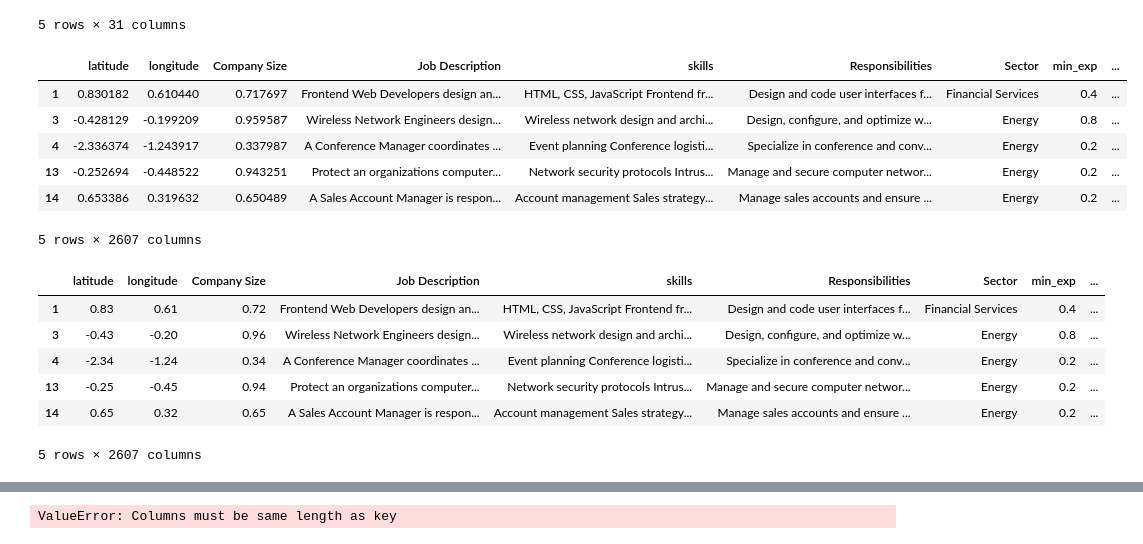
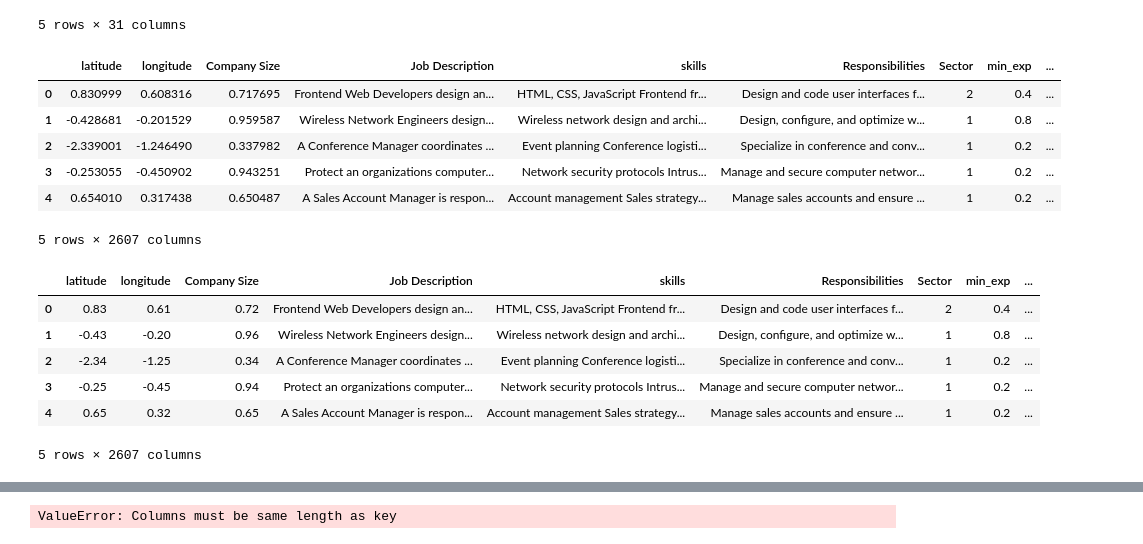
Before and after one commit to Khoulykid/Sector-Predictor, a Jupyter notebook: processing.ipynb, the cells around one changed output, grey strips where cells are left out. Drawn from its saved outputs; the diff is of its cells as text; code cells hidden in the pictures.

```diff
--- a/processing.ipynb
+++ b/processing.ipynb
@@ -5,25 +21,28 @@ from sklearn.preprocessing import LabelEncoder
 # %%
-df = pd.read_csv('job_descriptions.csv')
+df2 = pd.read_csv('job_descriptions.csv')
 # %%
-df[['Sector', 'Industry', 'City', 'State', 'Zip', 'Website', 'Ticker', 'CEO']] = df['Company Profile'].str.extract(
+df2[['Sector', 'Industry', 'City', 'State', 'Zip', 'Website', 'Ticker', 'CEO']] = df2['Company Profile'].str.extract(
     r'"Sector":"([^"]+)".*?"Industry":"([^"]+)".*?"City":"([^"]+)".*?"State":"([^"]+)".*?"Zip":"([^"]+)".*?"Website":"([^"]+)".*?"Ticker":"([^"]+)".*?"CEO":"([^"]+)"'
 )
-df.drop('Company Profile', axis=1, inplace=True)
-df.dropna(inplace=True)
-df.drop('Job Id', axis=1, inplace=True)
+df2.drop('Company Profile', axis=1, inplace=True)
+df2.dropna(inplace=True)
+df2.drop('Job Id', axis=1, inplace=True)
 # Drop rows with any null or empty values
-df.dropna(inplace=True)
+df2.dropna(inplace=True)
 
 # Get the top 10 sectors by count
-top_10_sectors = df['Sector'].value_counts().nlargest(7).index
+top_10_sectors = df2['Sector'].value_counts().nlargest(7).index
 
 # Drop rows that do not have a sector in the top 10 sectors
-df = df[df['Sector'].isin(top_10_sectors)]
+df2 = df2[df2['Sector'].isin(top_10_sectors)]
 
 label_encoder = LabelEncoder()
 
 # Fit and transform the 'Sector' column
-df['Sector'] = label_encoder.fit_transform(df['Sector'])
+df2['Sector'] = label_encoder.fit_transform(df2['Sector'])
+
+df = df2.iloc[:len(df2)//2].copy()
+del df2
 df.head()
 # %% [output]
 |  | Experience | Qualifications | Salary Range | location | Country | latitude | longitude | Work Type | ... |
@@ -104,33 +123,37 @@ df.drop('Job Portal', axis=1, inplace=True)
 # %%
 from sklearn.preprocessing import OneHotEncoder
 
 # Specify the columns to be one-hot encoded
 columns_to_encode = ['Qualifications', 'location', 'Country', 'Work Type', 'Preference', 'Job Title', 'Role', 'Company', 'Industry', 'City', 'State', 'Zip', 'Website', 'Ticker', 'CEO']
 
 # Initialize the OneHotEncoder
-encoder = OneHotEncoder(sparse_output=True, drop='first')
+encoder = OneHotEncoder(sparse_output=False, drop='first')
 
 # Fit and transform the specified columns
 encoded_columns = encoder.fit_transform(df[columns_to_encode])
 
-# Convert the sparse matrix to a DataFrame with the encoded columns
-encoded_df = pd.DataFrame.sparse.from_spmatrix(encoded_columns, columns=encoder.get_feature_names_out(columns_to_encode))
+# Create a DataFrame with the encoded columns
+encoded_df = pd.DataFrame(encoded_columns, columns=encoder.get_feature_names_out(columns_to_encode))
+
+# Reset index to align properly before concatenation
+df.reset_index(drop=True, inplace=True)
+encoded_df.reset_index(drop=True, inplace=True)
 
 # Concatenate the new DataFrame with the original df
 df = pd.concat([df, encoded_df], axis=1)
-del encoded_df
+del encoded_columns, encoded_df
 
 # Drop the original columns that were encoded
 df.drop(columns_to_encode, axis=1, inplace=True)
 
 df.head()
 # %% [output]
 |  | latitude | longitude | Company Size | Job Description | skills | Responsibilities | Sector | min_exp | ... |
-| 1 | 0.830182 | 0.610440 | 0.717697 | Frontend Web Developers design an... | HTML, CSS, JavaScript Frontend fr... | Design and code user interfaces f... | Financial Services | 0.4 | ... |
-| 3 | -0.428129 | -0.199209 | 0.959587 | Wireless Network Engineers design... | Wireless network design and archi... | Design, configure, and optimize w... | Energy | 0.8 | ... |
-| 4 | -2.336374 | -1.243917 | 0.337987 | A Conference Manager coordinates ... | Event planning Conference logisti... | Specialize in conference and conv... | Energy | 0.2 | ... |
-| 13 | -0.252694 | -0.448522 | 0.943251 | Protect an organizations computer... | Network security protocols Intrus... | Manage and secure computer networ... | Energy | 0.2 | ... |
-| 14 | 0.653386 | 0.319632 | 0.650489 | A Sales Account Manager is respon... | Account management Sales strategy... | Manage sales accounts and ensure ... | Energy | 0.2 | ... |
+| 0 | 0.830999 | 0.608316 | 0.717695 | Frontend Web Developers design an... | HTML, CSS, JavaScript Frontend fr... | Design and code user interfaces f... | 2 | 0.4 | ... |
+| 1 | -0.428681 | -0.201529 | 0.959587 | Wireless Network Engineers design... | Wireless network design and archi... | Design, configure, and optimize w... | 1 | 0.8 | ... |
+| 2 | -2.339001 | -1.246490 | 0.337982 | A Conference Manager coordinates ... | Event planning Conference logisti... | Specialize in conference and conv... | 1 | 0.2 | ... |
+| 3 | -0.253055 | -0.450902 | 0.943251 | Protect an organizations computer... | Network security protocols Intrus... | Manage and secure computer networ... | 1 | 0.2 | ... |
+| 4 | 0.654010 | 0.317438 | 0.650487 | A Sales Account Manager is respon... | Account management Sales strategy... | Manage sales accounts and ensure ... | 1 | 0.2 | ... |
 5 rows × 2607 columns
 # %%
 df['latitude'] = df['latitude'].round(2)
@@ -144,11 +167,11 @@ df['Company Size'] = df['Company Size'].round(2)
 df.head()
 # %% [output]
 |  | latitude | longitude | Company Size | Job Description | skills | Responsibilities | Sector | min_exp | ... |
-| 1 | 0.83 | 0.61 | 0.72 | Frontend Web Developers design an... | HTML, CSS, JavaScript Frontend fr... | Design and code user interfaces f... | Financial Services | 0.4 | ... |
-| 3 | -0.43 | -0.20 | 0.96 | Wireless Network Engineers design... | Wireless network design and archi... | Design, configure, and optimize w... | Energy | 0.8 | ... |
-| 4 | -2.34 | -1.24 | 0.34 | A Conference Manager coordinates ... | Event planning Conference logisti... | Specialize in conference and conv... | Energy | 0.2 | ... |
-| 13 | -0.25 | -0.45 | 0.94 | Protect an organizations computer... | Network security protocols Intrus... | Manage and secure computer networ... | Energy | 0.2 | ... |
-| 14 | 0.65 | 0.32 | 0.65 | A Sales Account Manager is respon... | Account management Sales strategy... | Manage sales accounts and ensure ... | Energy | 0.2 | ... |
+| 0 | 0.83 | 0.61 | 0.72 | Frontend Web Developers design an... | HTML, CSS, JavaScript Frontend fr... | Design and code user interfaces f... | 2 | 0.4 | ... |
+| 1 | -0.43 | -0.20 | 0.96 | Wireless Network Engineers design... | Wireless network design and archi... | Design, configure, and optimize w... | 1 | 0.8 | ... |
+| 2 | -2.34 | -1.25 | 0.34 | A Conference Manager coordinates ... | Event planning Conference logisti... | Specialize in conference and conv... | 1 | 0.2 | ... |
+| 3 | -0.25 | -0.45 | 0.94 | Protect an organizations computer... | Network security protocols Intrus... | Manage and secure computer networ... | 1 | 0.2 | ... |
+| 4 | 0.65 | 0.32 | 0.65 | A Sales Account Manager is respon... | Account management Sales strategy... | Manage sales accounts and ensure ... | 1 | 0.2 | ... |
 5 rows × 2607 columns
 # %%
 import re
```
Also changed, not shown: parts of 10 cells of this notebook, 59 other files.
